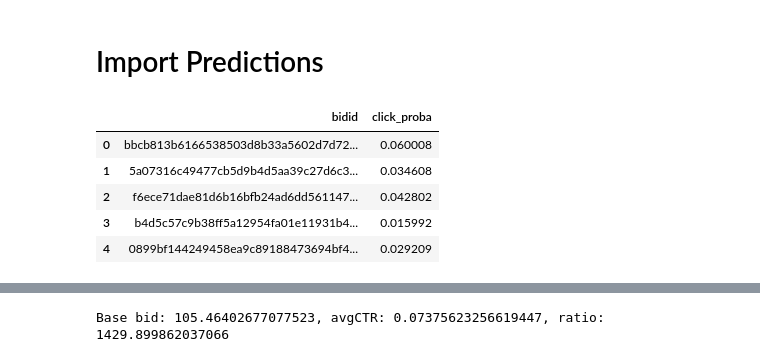
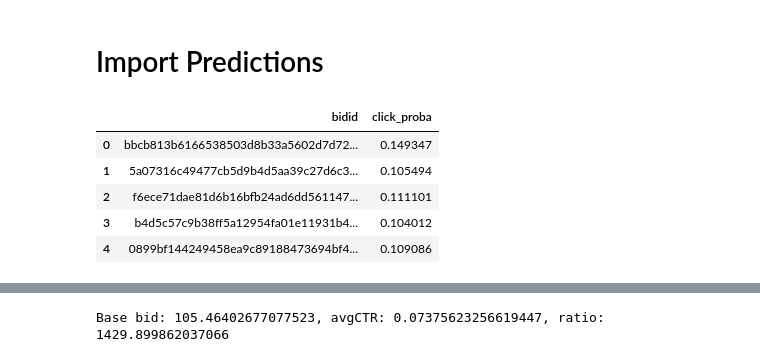
Before and after one commit to asfakianakis/COMPGW02_Web_Economics, a Jupyter notebook: Achilleas/Evaluate_On_Validation_Set.ipynb, the cells around one changed output, grey strips where cells are left out. Drawn from its saved outputs; the diff is of its cells as text; code cells hidden in the pictures.

```diff
--- a/Achilleas/Evaluate_On_Validation_Set.ipynb
+++ b/Achilleas/Evaluate_On_Validation_Set.ipynb
@@ -30,12 +30,23 @@ ridge_preds = pd.read_csv("Prediction_csv/ridge_basebid.csv", index_col  = "Unna
 elasticnet_preds = pd.read_csv("Prediction_csv/elasticnet_basebid.csv", index_col  = "Unnamed: 0")
 rfg_preds = pd.read_csv("Prediction_csv/rfg_basebid.csv", index_col  = "Unnamed: 0")
 xgbr_preds = pd.read_csv("Prediction_csv/xgb_basebid.csv", index_col  = "Unnamed: 0")
+# %%
+# Ensemble model
+ensemble_prob = 0.25*lr_preds["click_proba"] + 0.25*rf_preds["click_proba"] + \
+                0.25*xgb_preds["click_proba"] + 0.25*dwane_preds["click_proba"]
+ensemble_pCTR_preds = pd.DataFrame(columns = ["bidid", "click_proba"],
+                                   data = list(zip(validation["bidid"], ensemble_prob)))
+
+ensemble_basebid = 0.2* (lasso_preds["predicted_payprice"] + ridge_preds["predicted_payprice"] + elasticnet_preds["predicted_payprice"] +\
+                  rfg_preds["predicted_payprice"] + xgbr_preds["predicted_payprice"])
+ensemble_basebid_preds = pd.DataFrame(columns = ["bidid", "predicted_payprice"],
+                                   data = list(zip(validation["bidid"], ensemble_basebid)))
 # %%
-rf_preds.head()
+ensemble_pCTR_preds.head()
 # %% [output]
 |  | bidid | click_proba |
-| 0 | bbcb813b6166538503d8b33a5602d7d72... | 0.060008 |
-| 1 | 5a07316c49477cb5d9b4d5aa39c27d6c3... | 0.034608 |
-| 2 | f6ece71dae81d6b16bfb24ad6dd561147... | 0.042802 |
-| 3 | b4d5c57c9b38ff5a12954fa01e11931b4... | 0.015992 |
-| 4 | 0899bf144249458ea9c89188473694bf4... | 0.029209 |
+| 0 | bbcb813b6166538503d8b33a5602d7d72... | 0.149347 |
+| 1 | 5a07316c49477cb5d9b4d5aa39c27d6c3... | 0.105494 |
+| 2 | f6ece71dae81d6b16bfb24ad6dd561147... | 0.111101 |
+| 3 | b4d5c57c9b38ff5a12954fa01e11931b4... | 0.104012 |
+| 4 | 0899bf144249458ea9c89188473694bf4... | 0.109086 |
```
Also changed, not shown: parts of 5 cells of this notebook.
